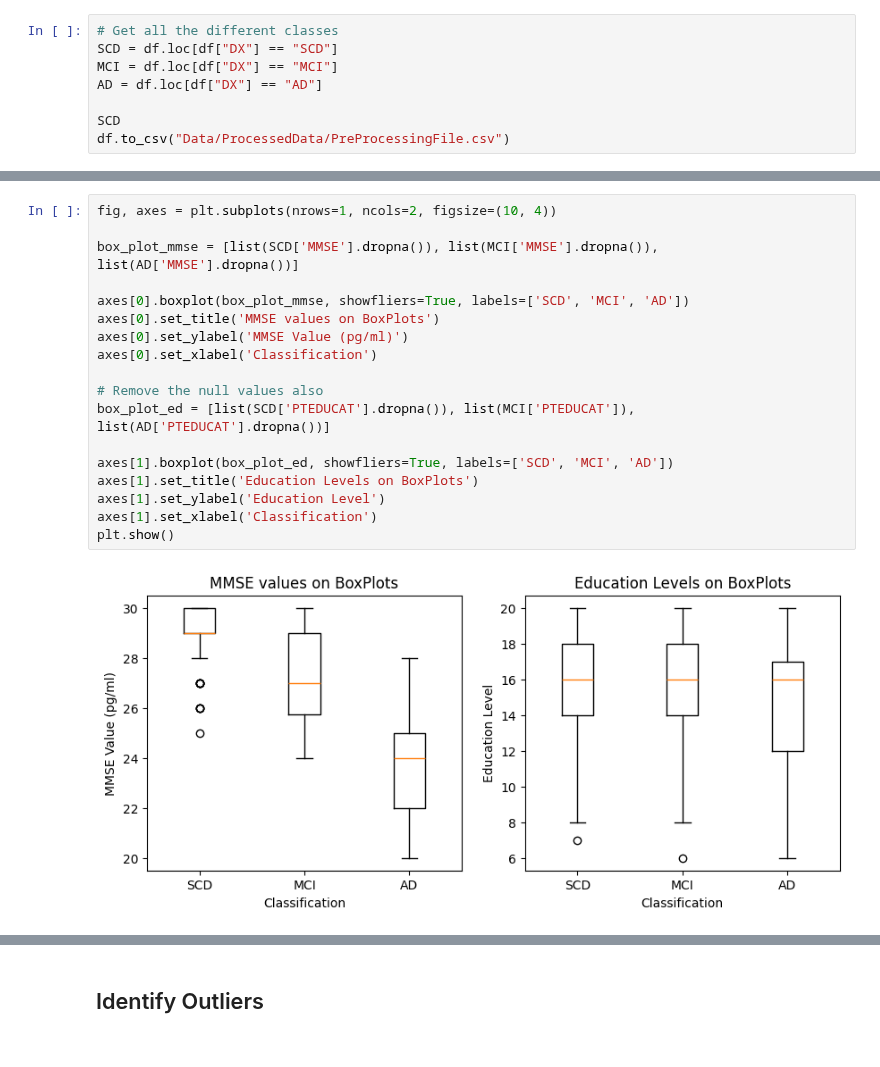
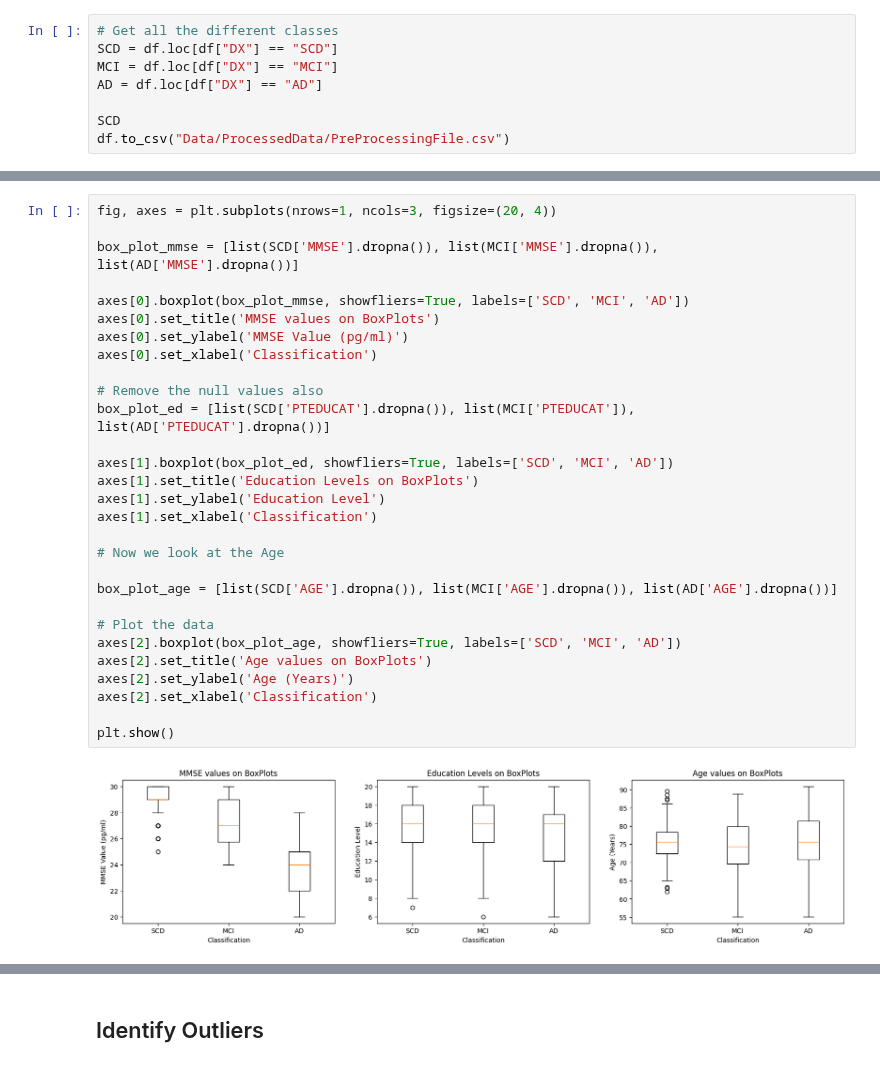
Before and after one commit to danielmakin/NoMoreAlzheimersDisease, a Jupyter notebook: PreProcessing.ipynb, the cells around one changed output, grey strips where cells are left out. Saved outputs shown, nothing was run; the diff lists cells and outputs as text.

```diff
--- a/PreProcessing.ipynb
+++ b/PreProcessing.ipynb
@@ -140,20 +135,31 @@ Text(0.5, 0, 'Classification')
 # %%
-fig, axes = plt.subplots(nrows=1, ncols=2, figsize=(10, 4))
+fig, axes = plt.subplots(nrows=1, ncols=3, figsize=(20, 4))
 
 box_plot_mmse = [list(SCD['MMSE'].dropna()), list(MCI['MMSE'].dropna()), list(AD['MMSE'].dropna())]
 
 axes[0].boxplot(box_plot_mmse, showfliers=True, labels=['SCD', 'MCI', 'AD'])
 axes[0].set_title('MMSE values on BoxPlots')
 axes[0].set_ylabel('MMSE Value (pg/ml)')
 axes[0].set_xlabel('Classification')
 
 # Remove the null values also
 box_plot_ed = [list(SCD['PTEDUCAT'].dropna()), list(MCI['PTEDUCAT']), list(AD['PTEDUCAT'].dropna())]
 
 axes[1].boxplot(box_plot_ed, showfliers=True, labels=['SCD', 'MCI', 'AD'])
 axes[1].set_title('Education Levels on BoxPlots')
 axes[1].set_ylabel('Education Level')
 axes[1].set_xlabel('Classification')
+
+# Now we look at the Age
+
+box_plot_age = [list(SCD['AGE'].dropna()), list(MCI['AGE'].dropna()), list(AD['AGE'].dropna())]
+
+# Plot the data
+axes[2].boxplot(box_plot_age, showfliers=True, labels=['SCD', 'MCI', 'AD'])
+axes[2].set_title('Age values on BoxPlots')
+axes[2].set_ylabel('Age (Years)')
+axes[2].set_xlabel('Classification')
+
 plt.show()
 # %% [output]
-[figure, old version]
+[figure, new version]
```
Also changed, not shown: parts of 5 cells of this notebook.
